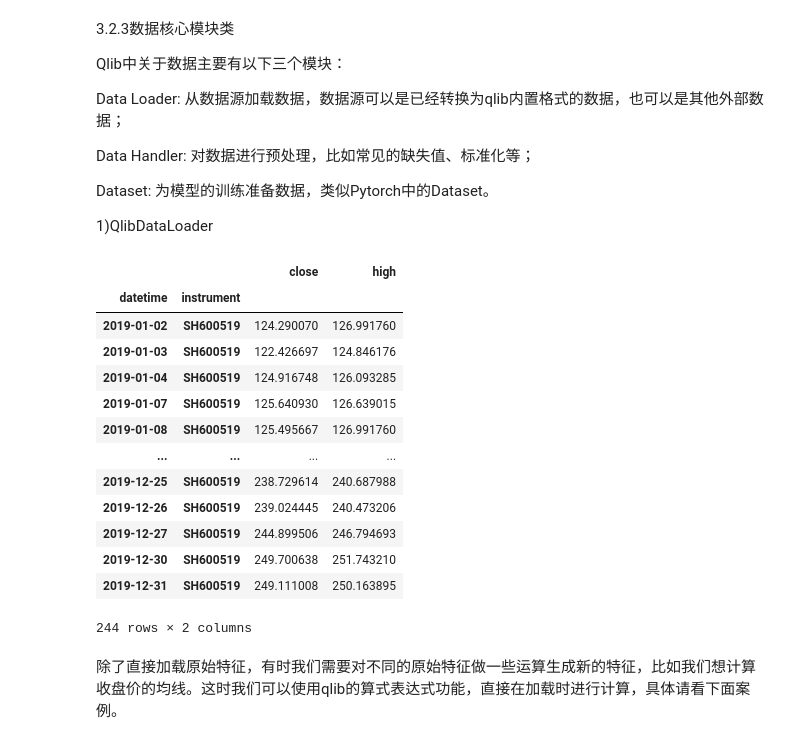
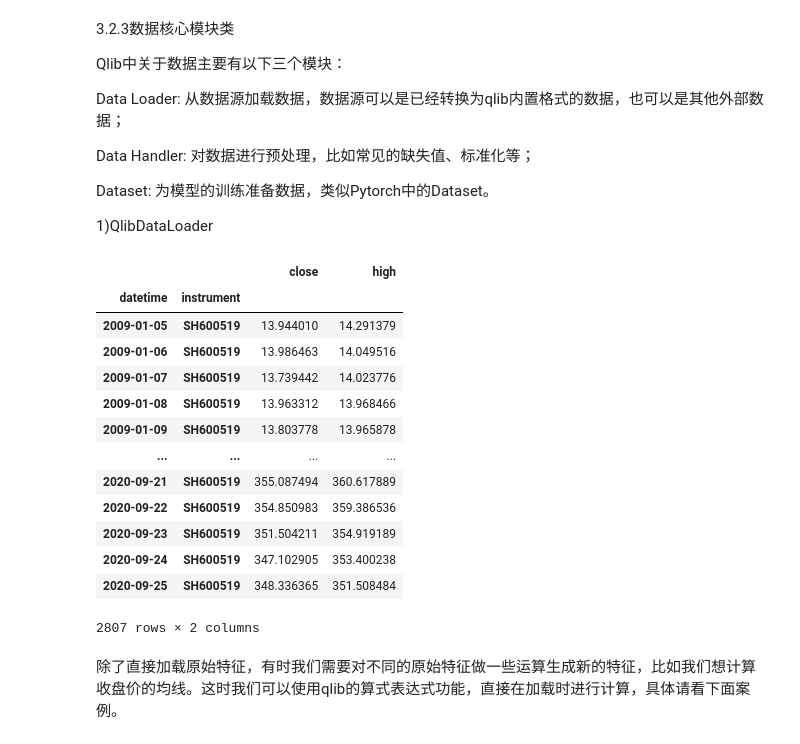
Before and after one commit to lance52587/qlib_tutorial, a Jupyter notebook: lance/3.数据处理与准备.ipynb, the cells around one changed output. Cells and saved outputs as stored; diff of their text form; code cells hidden in the pictures.

```diff
--- a/lance/3.数据处理与准备.ipynb
+++ b/lance/3.数据处理与准备.ipynb
@@ -41,25 +37,27 @@ Dataset: 为模型的训练准备数据，类似Pytorch中的Dataset。
 # %%
 from qlib.data.dataset.loader import QlibDataLoader
 
-# 加载原始特征，比如收盘价、最高价
-qdl = QlibDataLoader(config=(['$close', '$high'], ['close', 'high']))
-qdl.load(instruments=['SH600519'], start_time='20190101', end_time='20191231')
-# 可以通过freq参数设置周期，默认freq='day'
+# # 加载原始特征，比如收盘价、最高价
+# qdl = QlibDataLoader(config=(['$close', '$high'], ['close', 'high']))
+# qdl.load(instruments=['SH600519'], start_time='20190101', end_time='20191231')
+# # 可以通过freq参数设置周期，默认freq='day'
+QlibDataLoader(config=(['$close', '$high'], ['close', 'high'])).load(instruments=['SH600519'], start_time='20090101',
+                                                                     end_time='20291231')
 # %% [output]
 |  |  | close | high |
 | datetime | instrument |  |  |
-| 2019-01-02 | SH600519 | 124.290070 | 126.991760 |
-| 2019-01-03 | SH600519 | 122.426697 | 124.846176 |
-| 2019-01-04 | SH600519 | 124.916748 | 126.093285 |
-| 2019-01-07 | SH600519 | 125.640930 | 126.639015 |
-| 2019-01-08 | SH600519 | 125.495667 | 126.991760 |
+| 2009-01-05 | SH600519 | 13.944010 | 14.291379 |
+| 2009-01-06 | SH600519 | 13.986463 | 14.049516 |
+| 2009-01-07 | SH600519 | 13.739442 | 14.023776 |
+| 2009-01-08 | SH600519 | 13.963312 | 13.968466 |
+| 2009-01-09 | SH600519 | 13.803778 | 13.965878 |
 | ... | ... | ... | ... |
-| 2019-12-25 | SH600519 | 238.729614 | 240.687988 |
-| 2019-12-26 | SH600519 | 239.024445 | 240.473206 |
-| 2019-12-27 | SH600519 | 244.899506 | 246.794693 |
-| 2019-12-30 | SH600519 | 249.700638 | 251.743210 |
-| 2019-12-31 | SH600519 | 249.111008 | 250.163895 |
+| 2020-09-21 | SH600519 | 355.087494 | 360.617889 |
+| 2020-09-22 | SH600519 | 354.850983 | 359.386536 |
+| 2020-09-23 | SH600519 | 351.504211 | 354.919189 |
+| 2020-09-24 | SH600519 | 347.102905 | 353.400238 |
+| 2020-09-25 | SH600519 | 348.336365 | 351.508484 |
-244 rows × 2 columns
+2807 rows × 2 columns
 # %% [markdown]
 除了直接加载原始特征，有时我们需要对不同的原始特征做一些运算生成新的特征，比如我们想计算收盘价的均线。这时我们可以使用qlib的算式表达式功能，直接在加载时进行计算，具体请看下面案例。
 # %%
```
Also changed, not shown: parts of 5 cells of this notebook.
